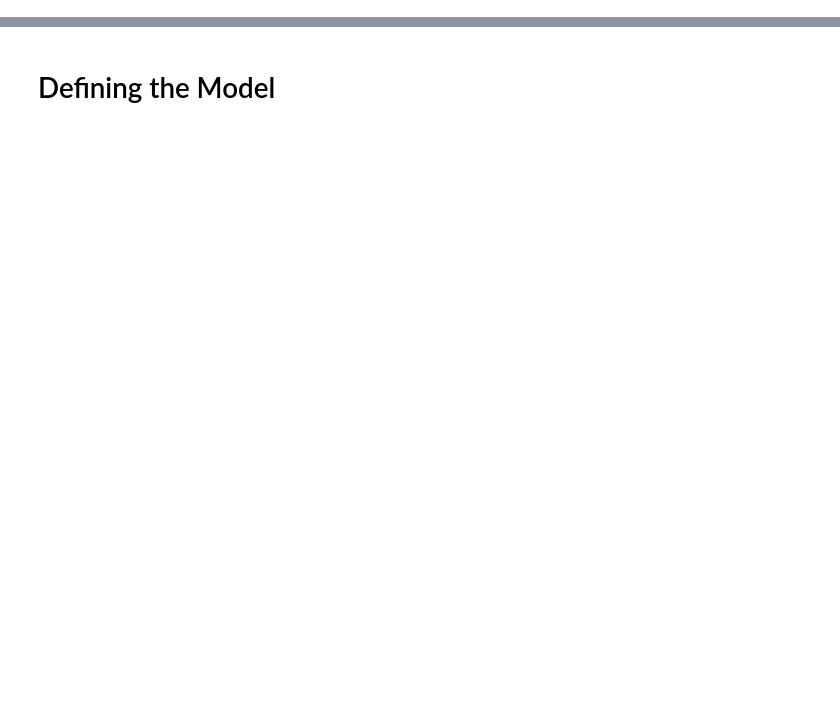
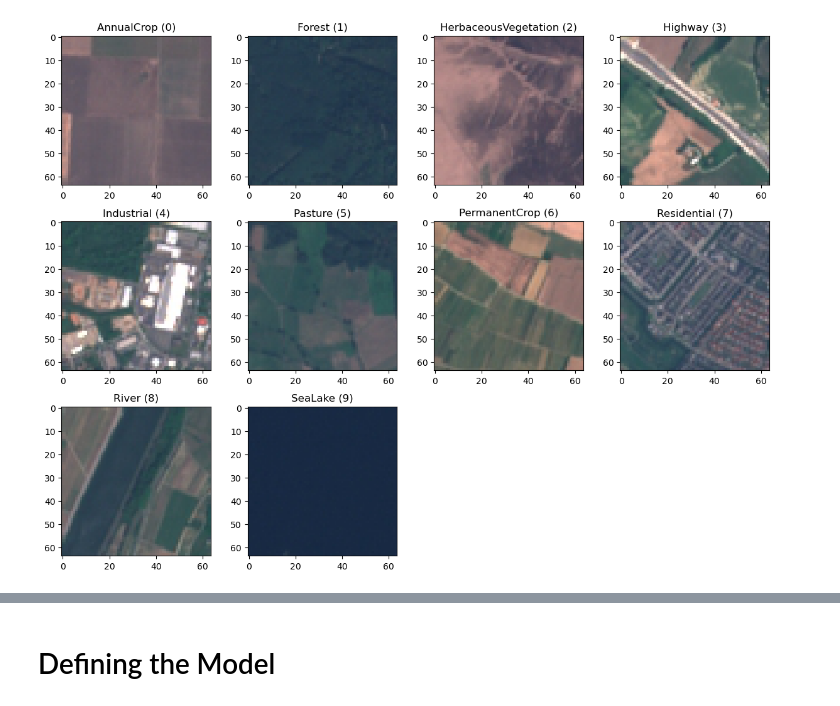
Before and after one commit to PraroopChanda/EuroSAT_Classification_Project_ECEN_785, a Jupyter notebook: eurosat.ipynb, the cells around one changed output, grey strips where cells are left out. Cells and saved outputs as stored; diff of their text form; code cells hidden in the pictures; blank space fills up the shorter version.

```diff
--- a/eurosat.ipynb
+++ b/eurosat.ipynb
@@ -19,0 +138,28 @@ _=torch.manual_seed(42)
+# %%
+# showing the images present in the dataset
+
+n_classes=10
+ncols=4
+samples = (df.groupby('class_name')['index'].first())
+
+imgs, titles = [], []
+for cname, idx in samples.items():
+    img, label = eurosat_dataset[idx]
+    if isinstance(img, torch.Tensor):
+        img = (img.permute(1, 2, 0).numpy() * 255).astype(np.uint8)
+    else:
+        img = np.array(img)
+    imgs.append(img)
+    titles.append(f"{cname} ({label})")
+
+nrows = math.ceil(len(imgs) / ncols)
+plt.figure(figsize=(12, 9))
+for i, (img, title) in enumerate(zip(imgs, titles)):
+    plt.subplot(nrows, ncols, i + 1)
+    plt.imshow(img)
+    plt.title(title)
+plt.tight_layout()
+# plt.savefig("class_images.png")
+plt.show()
+# %% [output]
+[figure, added]
```
Also changed, not shown: parts of 27 cells of this notebook.
